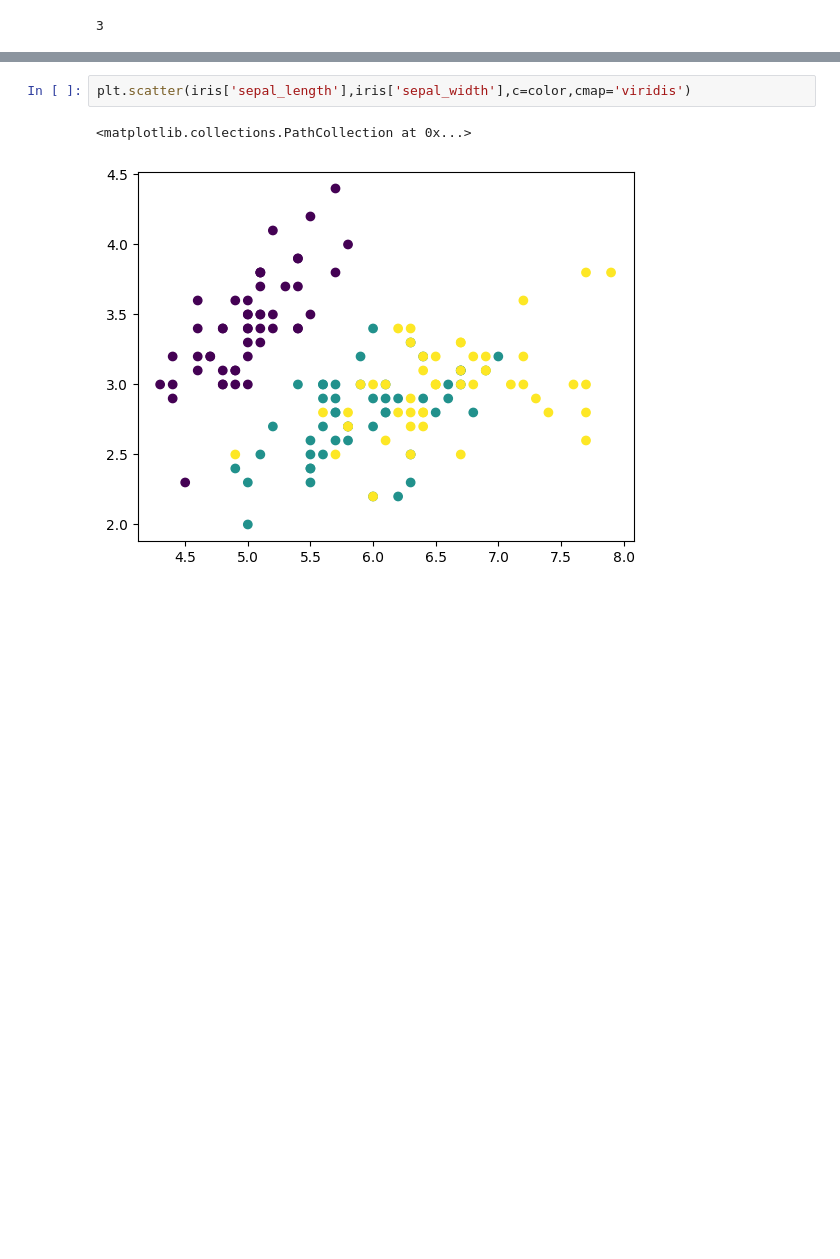
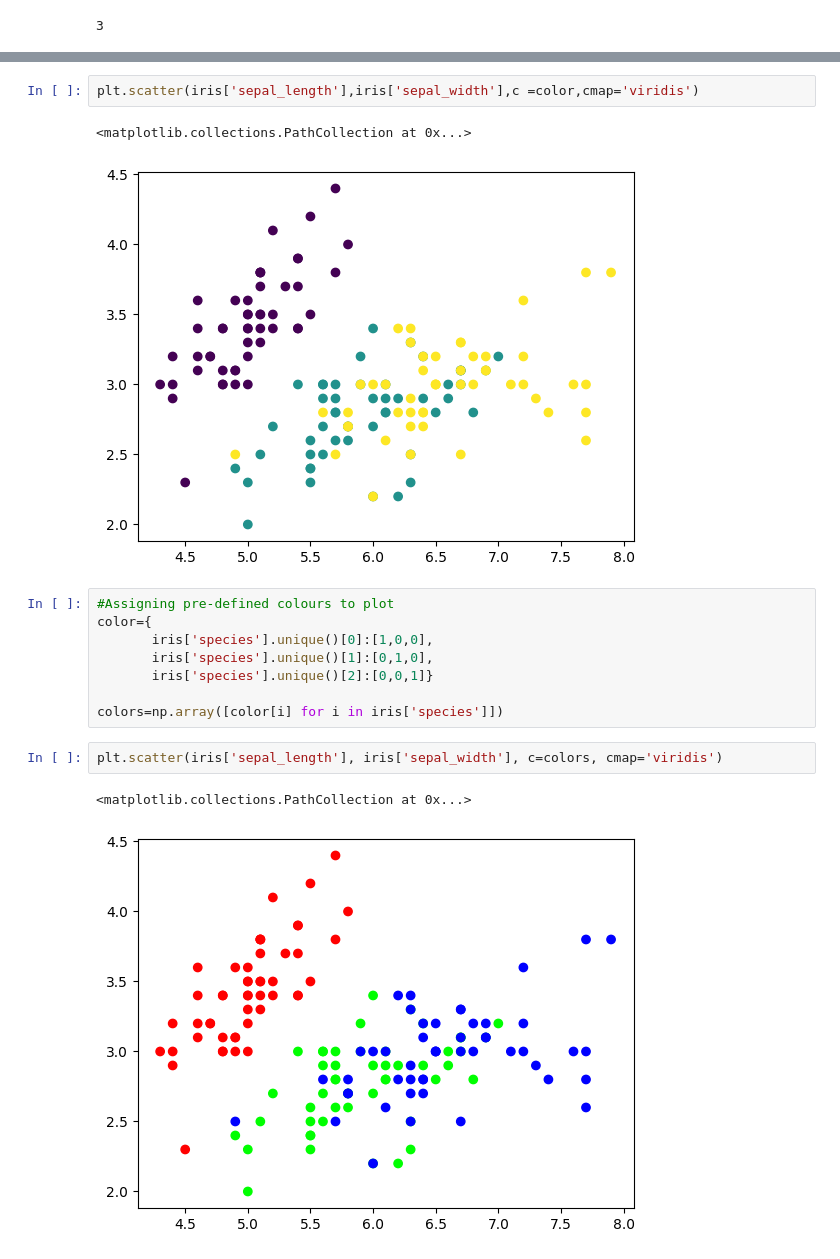
Before and after one commit to Aseem2004/Data_Science, a Jupyter notebook: 2_Data_Science_Libraries/Matplotlib/Matplotlib.ipynb, the cells around one changed output, grey strips where cells are left out. Saved outputs shown, nothing was run; the diff lists cells and outputs as text; blank space fills up the shorter version.

Commit message:
Matplotlib

```diff
--- a/2_Data_Science_Libraries/Matplotlib/Matplotlib.ipynb
+++ b/2_Data_Science_Libraries/Matplotlib/Matplotlib.ipynb
@@ -489,7 +494,20 @@ color[iris['species']==iris.species.unique()[0]]=0
 color[iris['species']==iris.species.unique()[1]]=1
 color[iris['species']==iris.species.unique()[2]]=2
 # %%
-plt.scatter(iris['sepal_length'],iris['sepal_width'],c=color,cmap='viridis')
+plt.scatter(iris['sepal_length'],iris['sepal_width'],c =color,cmap='viridis')
 # %% [output]
 <matplotlib.collections.PathCollection at 0x...>
 [figure]
+# %%
+#Assigning pre-defined colours to plot
+color={
+       iris['species'].unique()[0]:[1,0,0],
+       iris['species'].unique()[1]:[0,1,0],
+       iris['species'].unique()[2]:[0,0,1]}
+
+colors=np.array([color[i] for i in iris['species']])
+# %%
+plt.scatter(iris['sepal_length'], iris['sepal_width'], c=colors, cmap='viridis')
+# %% [output]
+<matplotlib.collections.PathCollection at 0x...>
+[figure, added]
```
Also changed, not shown: parts of 62 cells of this notebook.
